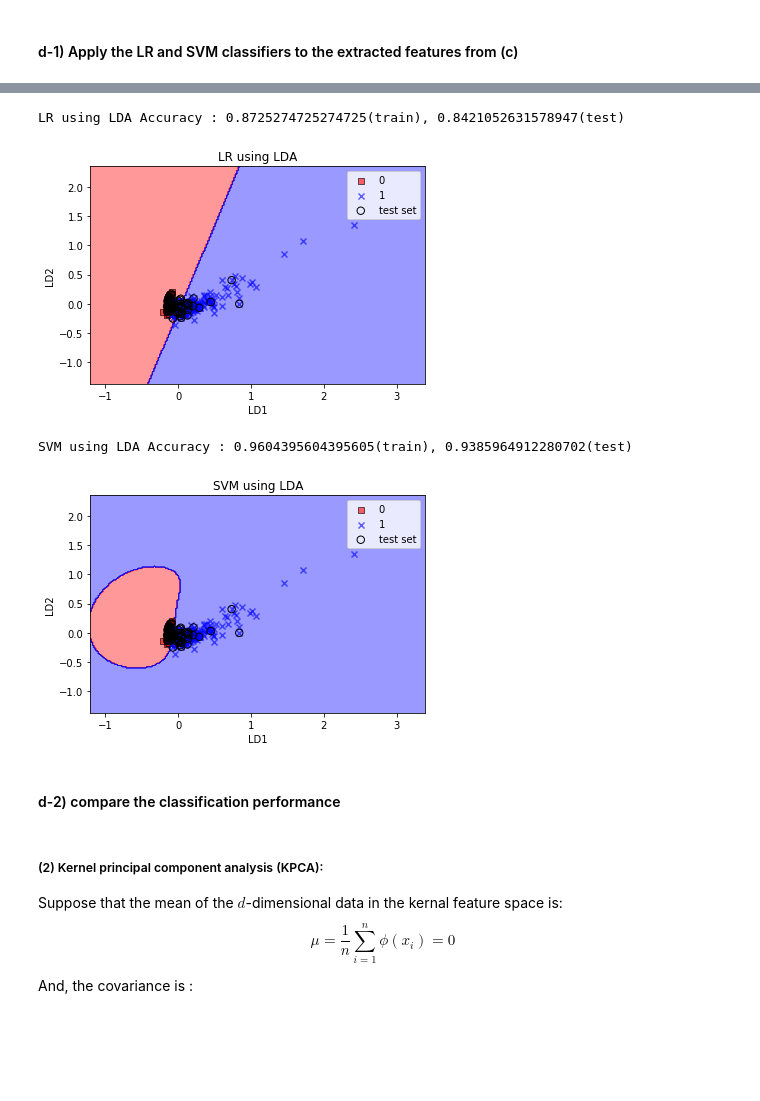
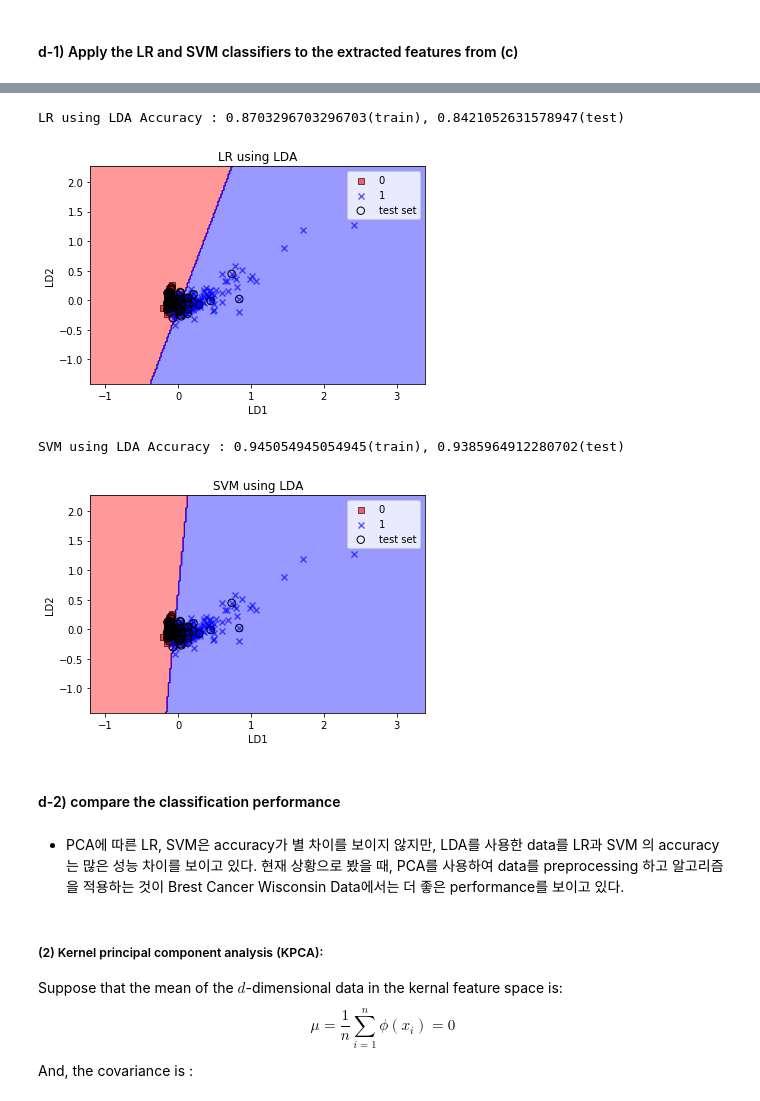
Before and after one commit to happyhyowon/work, a Jupyter notebook: HyowonKim_2019070723_Hw3.ipynb, the cells around one changed output, grey strips where cells are left out. Saved outputs shown, nothing was run; the diff lists cells and outputs as text; code cells hidden in the pictures; blank space fills up the shorter version.

```diff
--- a/HyowonKim_2019070723_Hw3.ipynb
+++ b/HyowonKim_2019070723_Hw3.ipynb
@@ -396,7 +461,7 @@ plt.legend(loc='best')
 plt.show()
 
 ## SVM using PCA
-svm_pca = SVC(kernel='rbf', C=100.0, random_state=0, gamma='scale')
+svm_pca = SVC(kernel='linear', C=10.0, random_state=1)
 svm_pca.fit(X_train_pca, y_train)
 
 result_pca.append(accuracy_score(y_train, svm_pca.predict(X_train_pca)))
@@ -421,40 +486,42 @@ lr_lda = LogisticRegression()
 lr_lda.fit(X_train_lda, y_train)
 
 result_lda = []
 result_lda.append(accuracy_score(y_train, lr_lda.predict(X_train_lda)))
 result_lda.append(accuracy_score(y_test, lr_lda.predict(X_test_lda)))
 print('LR using LDA Accuracy : %s(train), %s(test)' %(result_lda[0], result_lda[1]))
 
 plot_decision_regions_2D(X_combined_lda, y_combined, classifier=lr_lda,
                          test_idx=range(len(X_train_lda), len(X_combined_lda)))
 plt.title('LR using LDA')
 plt.xlabel('LD1')
 plt.ylabel('LD2')
 plt.legend(loc='best')
 plt.show()
 
 ## SVM using LDA
-svm_lda = SVC(kernel='rbf', C=100.0, random_state=0, gamma='scale')
+svm_lda = SVC(kernel='linear', C=10.0, random_state=1)
 svm_lda.fit(X_train_lda, y_train)
 
 result_lda.append(accuracy_score(y_train, svm_lda.predict(X_train_lda)))
 result_lda.append(accuracy_score(y_test, svm_lda.predict(X_test_lda)))
 print('SVM using LDA Accuracy : %s(train), %s(test)' %(result_lda[2], result_lda[3]))
 
 plot_decision_regions_2D(X_combined_lda, y_combined, classifier=svm_lda,
                          test_idx=range(len(X_train_lda), len(X_combined_lda)))
 plt.title('SVM using LDA')
 plt.xlabel('LD1')
 plt.ylabel('LD2')
 plt.legend(loc='best')
 plt.show()
 # %% [output]
-LR using LDA Accuracy : 0.8725274725274725(train), 0.8421052631578947(test)
+LR using LDA Accuracy : 0.8703296703296703(train), 0.8421052631578947(test)
-[figure, old version]
+[figure, new version]
-SVM using LDA Accuracy : 0.9604395604395605(train), 0.9385964912280702(test)
+SVM using LDA Accuracy : 0.945054945054945(train), 0.9385964912280702(test)
-[figure, old version]
+[figure, new version]
 # %% [markdown]
 #### d-2) compare the classification performance
+# %% [markdown]
+* PCA에 따른 LR, SVM은 accuracy가 별 차이를 보이지 않지만, LDA를 사용한 data를 LR과 SVM  의 accuracy는 많은 성능 차이를 보이고 있다. 현재 상황으로 봤을 때, PCA를 사용하여 data를 preprocessing 하고 알고리즘을 적용하는 것이 Brest Cancer Wisconsin Data에서는 더 좋은 performance를 보이고 있다.
 # %% [markdown]
 ##### (2) Kernel principal component analysis (KPCA):
 
```
Also changed, not shown: parts of 19 cells of this notebook.
